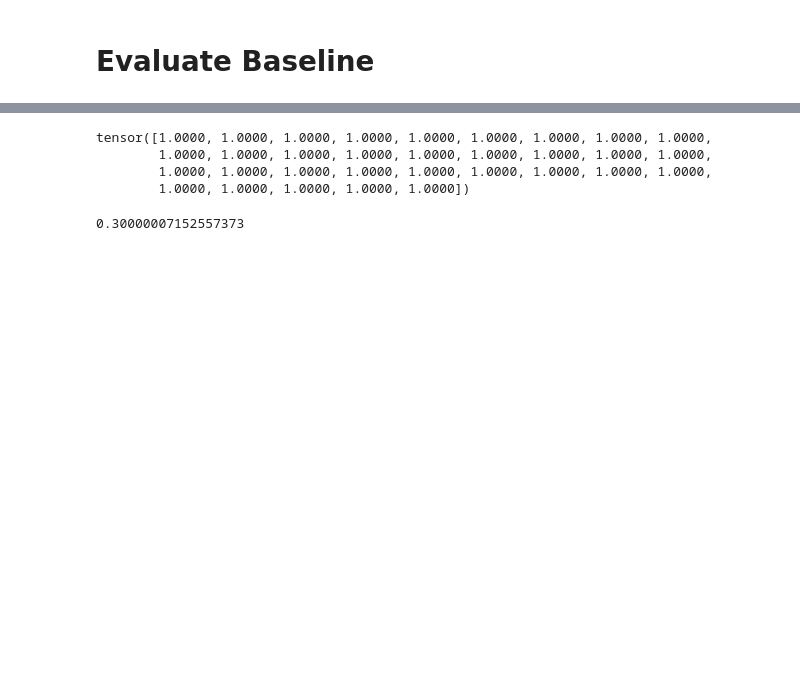
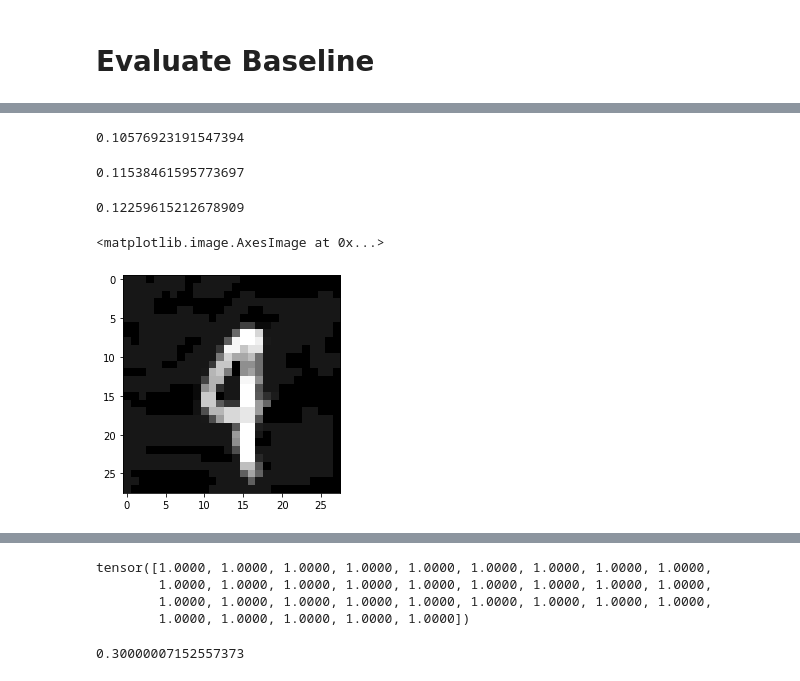
Before and after one commit to Caryox/adversarial-robustness, a Jupyter notebook: notepads/simple_cnn.ipynb, the cells around one changed output, grey strips where cells are left out. Saved outputs shown, nothing was run; the diff lists cells and outputs as text; code cells hidden in the pictures; blank space fills up the shorter version.

```diff
--- a/notepads/simple_cnn.ipynb
+++ b/notepads/simple_cnn.ipynb
@@ -62,8 +64,8 @@ train_loader = torch.utils.data.DataLoader(
   torchvision.datasets.CIFAR10('../data/', train=True, download=True,
                              transform=torchvision.transforms.Compose([
                                torchvision.transforms.ToTensor(),
-                               torchvision.transforms.Normalize(
-                                 (0.4914, 0.4822, 0.4465), (0.247, 0.243, 0.261)),
+                              #torchvision.transforms.Normalize(
+                              #   (0.4914, 0.4822, 0.4465), (0.247, 0.243, 0.261)),
                                 torchvision.transforms.Resize(size=(28,28))
                              ])),
   batch_size=batch_size_train, shuffle=True, drop_last=True,worker_init_fn=random_seed)
@@ -72,8 +74,8 @@ test_loader = torch.utils.data.DataLoader(
   torchvision.datasets.CIFAR10('../data/', train=False, download=True,
                              transform=torchvision.transforms.Compose([
                                torchvision.transforms.ToTensor(),
-                               torchvision.transforms.Normalize(
-                                (0.4914, 0.4822, 0.4465), (0.247, 0.243, 0.261)),
+                               #torchvision.transforms.Normalize(
+                               # (0.4914, 0.4822, 0.4465), (0.247, 0.243, 0.261)),
                                 torchvision.transforms.Resize(size=(28,28))
                              ])),
   batch_size=batch_size_test, shuffle=True,drop_last=True,worker_init_fn=random_seed)
@@ -717,11 +836,10 @@ plt.plot(ep, pert_ratio, 'g^',ep,pert_ratio)
 [figure]
 # %%
 #! Warning: Function is really slow because it generates new pertubations for each step
-import foolbox as fb
-from torch.autograd import Variable
-start=0.005
-end=0.050
-step=0.005
+
+start=0.4
+end=0.5
+step=0.01
 pert_count=0
 epsilons = []
 pertubation_ratio = []
@@ -765,8 +883,8 @@ while(start <= end):
     tensor_map_br = F.softmax(output_br, dim=1)
 
     for x in range(len(pred)):
-      difference_ms=(tensor_map_pred[x])-(tensor_map_ms[x])
-      difference_br=(tensor_map_pred[x])-(tensor_map_br[x])
+      difference_ms=abs((tensor_map_pred[x])-(tensor_map_ms[x]))
+      difference_br=abs((tensor_map_pred[x])-(tensor_map_br[x]))
       distance_list=[max(difference_br).item(),max(difference_ms).item()]
           #difference_total = statistics.fmean(distance_list)
       difference_total = max(distance_list)
@@ -782,11 +900,12 @@ while(start <= end):
   ratio=(100/pert_count)*pertubated
   epsilons.append(start)
   pertubation_ratio.append(ratio)
-  start+=step
-  print("Threshold {} with derivation of {}%".format(start,ratio))
+
+  print("Threshold {} with derivation of {}%".format(start,100-ratio))
   print("Accuracy attacked Baseline: ",np.array(accuracies_adversial).mean())
   print("Pertubated real: {}".format(pert_count))
   print("Pertubated calculated: {}".format(pertubated))
   print("Not Pertubated calculated: {}".format(not_pertubated))
   print("#############################################")
+  start+=step
 # %% [output]
@@ -1246,0 +1324,17 @@ device = torch.device("cpu")
+# %%
+for i, data in enumerate(test_loader,0):
+        input, label = data
+        print(input)
+        input, label = Variable(input.to(device)), Variable(label.to(device))
+
+        model = network.eval()
+
+
+        # Generate adversial dataset for attack
+        fmodel = fb.PyTorchModel(model, bounds=(-0.4242129623889923, 2.821486711502075), device="cpu")
+        attack = fb.attacks.FGSM()
+        #attack = fb.attacks.L2CarliniWagnerAttack()
+        epsilons = [0.3] #, 0.0, 0.001, 0.01, 0.03, 0.1, 0.3, 0.5, 1.0
+        criterion = Misclassification(label)
+        raw_advs, advs, is_adv = attack(fmodel, input, label, epsilons=epsilons)
+        break;
@@ -1246,0 +1405,18 @@ device = torch.device("cpu")
+# %%
+fmodel = fb.PyTorchModel(model=network.eval(), bounds=(-0.4242129623889923, 2.821486711502075), device="cpu")
+fb.utils.accuracy(fmodel, ad_data, ad_ind)
+# %% [output]
+0.10576923191547394
+# %%
+fb.utils.accuracy(fmodel, median_smoothing(torch.clone(ad_data)), ad_ind)
+# %% [output]
+0.11538461595773697
+# %%
+fb.utils.accuracy(fmodel, bit_reduction(torch.clone(ad_data)), ad_ind)
+# %% [output]
+0.12259615212678909
+# %%
+plt.imshow(median_smoothing(torch.clone(ad_data[0][0])).numpy(), cmap='gray', interpolation='none')
+# %% [output]
+<matplotlib.image.AxesImage at 0x...>
+[figure, added]
```
Also changed, not shown: parts of 21 cells of this notebook.
